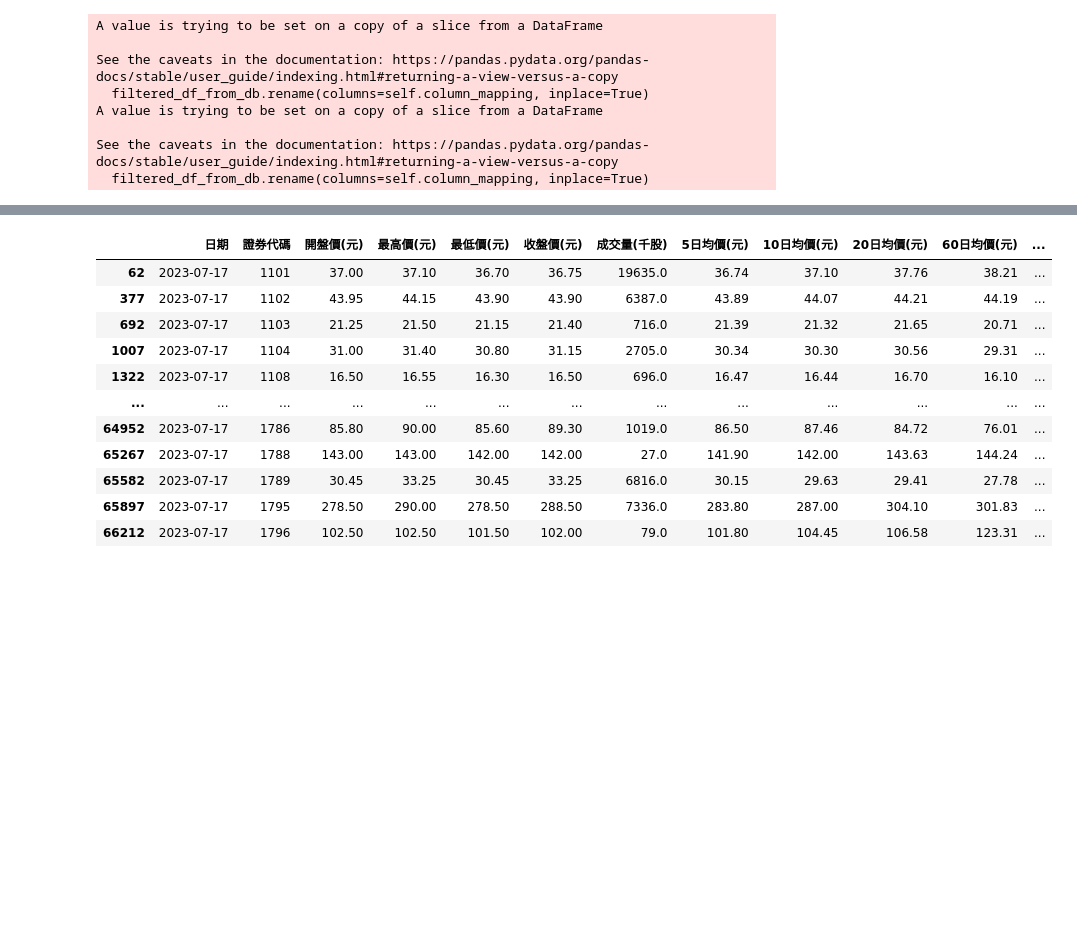
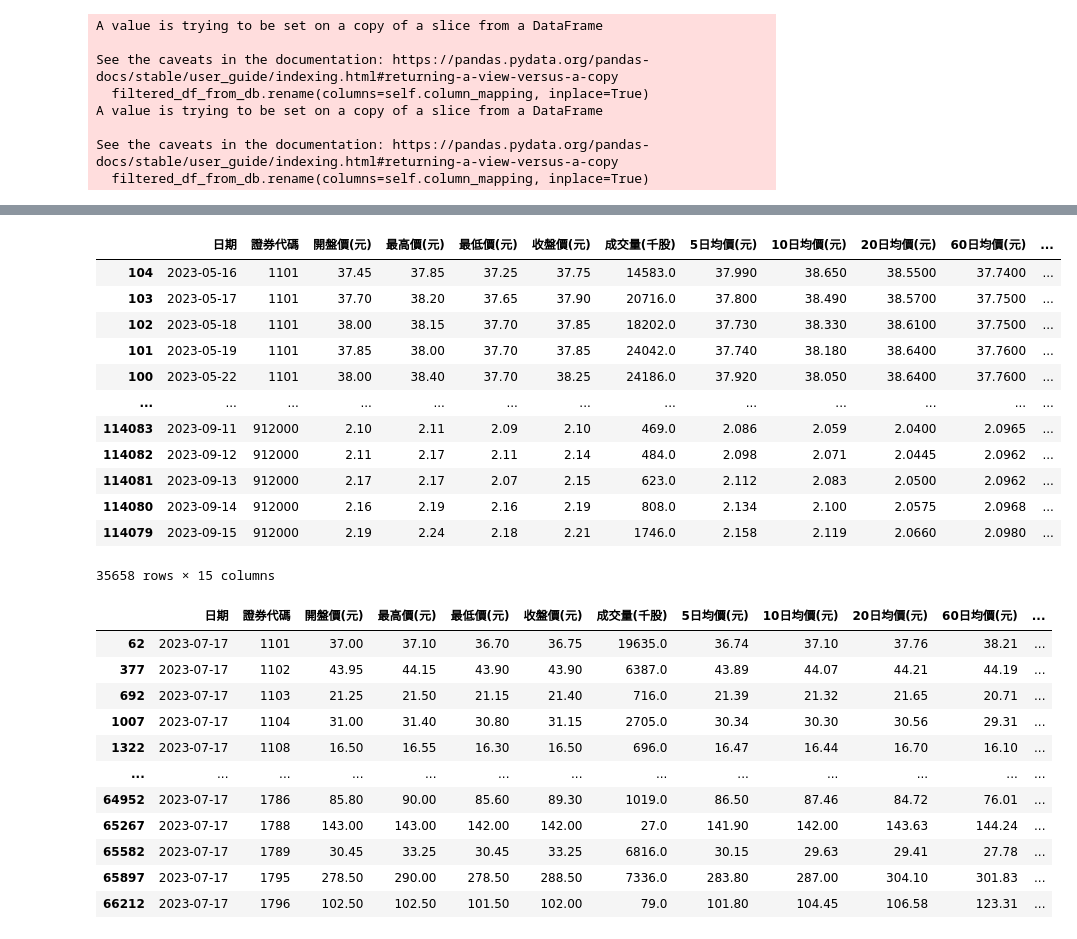
Before and after one commit to cynthiaiii4/Data_Browsing, a Jupyter notebook: test.ipynb, the cells around one changed output, grey strips where cells are left out. Saved outputs shown, nothing was run; the diff lists cells and outputs as text; code cells hidden in the pictures; blank space fills up the shorter version.

```diff
--- a/test.ipynb
+++ b/test.ipynb
@@ -21,3 +37,20 @@ See the caveats in the documentation: https://pandas.pydata.org/pandas-docs/stab
+# %%
+s_data = s_data.sort_values(by=["證券代碼", "日期"], ascending=[True, True])
+s_data
+# %% [output]
+|  | 日期 | 證券代碼 | 開盤價(元) | 最高價(元) | 最低價(元) | 收盤價(元) | 成交量(千股) | 5日均價(元) | 10日均價(元) | 20日均價(元) | 60日均價(元) | ... |
+| 104 | 2023-05-16 | 1101 | 37.45 | 37.85 | 37.25 | 37.75 | 14583.0 | 37.990 | 38.650 | 38.5500 | 37.7400 | ... |
+| 103 | 2023-05-17 | 1101 | 37.70 | 38.20 | 37.65 | 37.90 | 20716.0 | 37.800 | 38.490 | 38.5700 | 37.7500 | ... |
+| 102 | 2023-05-18 | 1101 | 38.00 | 38.15 | 37.70 | 37.85 | 18202.0 | 37.730 | 38.330 | 38.6100 | 37.7500 | ... |
+| 101 | 2023-05-19 | 1101 | 37.85 | 38.00 | 37.70 | 37.85 | 24042.0 | 37.740 | 38.180 | 38.6400 | 37.7600 | ... |
+| 100 | 2023-05-22 | 1101 | 38.00 | 38.40 | 37.70 | 38.25 | 24186.0 | 37.920 | 38.050 | 38.6400 | 37.7600 | ... |
+| ... | ... | ... | ... | ... | ... | ... | ... | ... | ... | ... | ... | ... |
+| 114083 | 2023-09-11 | 912000 | 2.10 | 2.11 | 2.09 | 2.10 | 469.0 | 2.086 | 2.059 | 2.0400 | 2.0965 | ... |
+| 114082 | 2023-09-12 | 912000 | 2.11 | 2.17 | 2.11 | 2.14 | 484.0 | 2.098 | 2.071 | 2.0445 | 2.0962 | ... |
+| 114081 | 2023-09-13 | 912000 | 2.17 | 2.17 | 2.07 | 2.15 | 623.0 | 2.112 | 2.083 | 2.0500 | 2.0962 | ... |
+| 114080 | 2023-09-14 | 912000 | 2.16 | 2.19 | 2.16 | 2.19 | 808.0 | 2.134 | 2.100 | 2.0575 | 2.0968 | ... |
+| 114079 | 2023-09-15 | 912000 | 2.19 | 2.24 | 2.18 | 2.21 | 1746.0 | 2.158 | 2.119 | 2.0660 | 2.0980 | ... |
+35658 rows × 15 columns
 # %%
  # 將日期列解析為日期時間對象
 s_data['日期'] = pd.to_datetime(s_data['日期'])
```
Also changed, not shown: parts of 5 cells of this notebook, 46 other files.
